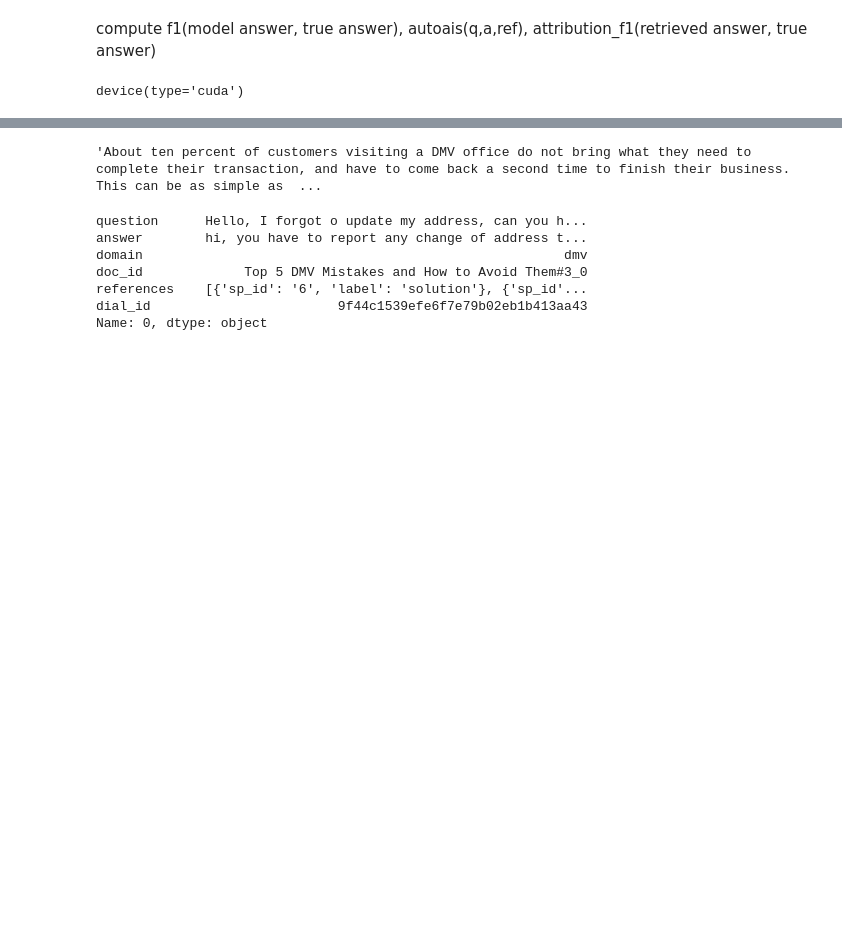
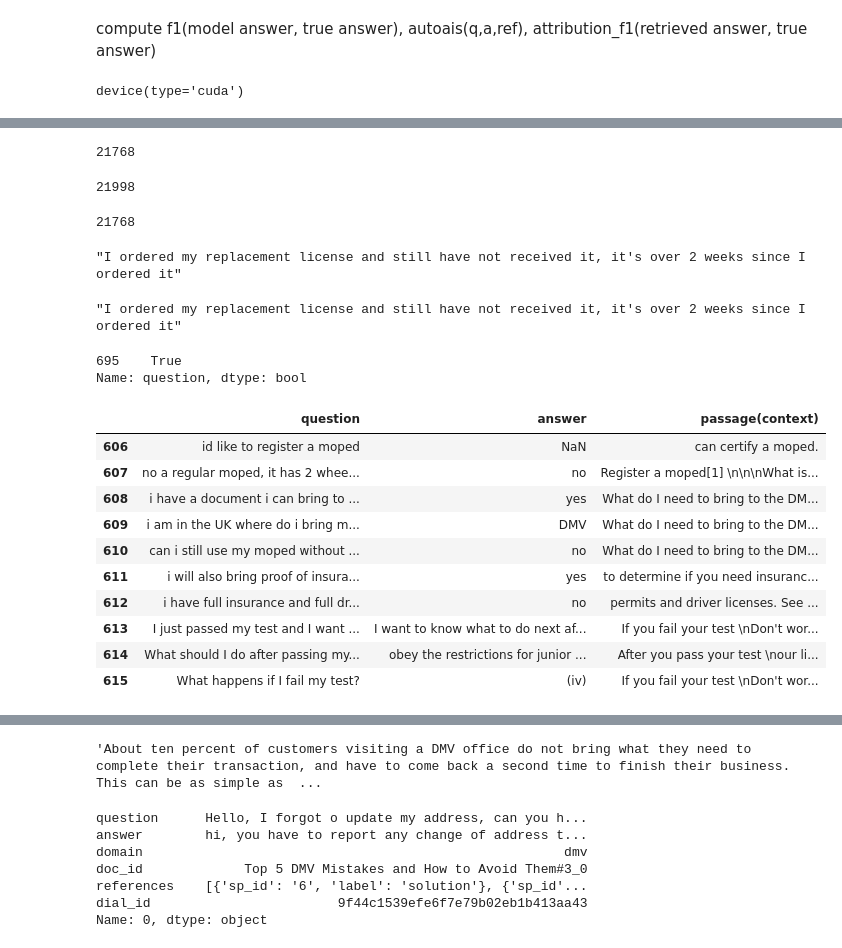
Before and after one commit to gong7788/Attributed-QA, a Jupyter notebook: playground.ipynb, the cells around one changed output, grey strips where cells are left out. Drawn from its saved outputs; the diff is of its cells as text; code cells hidden in the pictures; blank space fills up the shorter version.

```diff
--- a/playground.ipynb
+++ b/playground.ipynb
@@ -362,0 +420,18 @@ eval_df['f1'].mean()
+# %%
+len(df)
+# %% [output]
+21768
+# %%
+len(qa_df)
+# %% [output]
+21998
+# %%
+#remove answer is NaN
+df = df.dropna(subset=['answer'])
+len(df)
+# %% [output]
+21768
+# %%
+df.iloc[694]['question']
+# %% [output]
+"I ordered my replacement license and still have not received it, it's over 2 weeks since I ordered it"
@@ -362,0 +440,23 @@ eval_df['f1'].mean()
+# %%
+qa_pair.iloc[0]['question']
+# %% [output]
+"I ordered my replacement license and still have not received it, it's over 2 weeks since I ordered it"
+# %%
+qa_pair['question'] == df.iloc[694]['question']
+# %% [output]
+695    True
+Name: question, dtype: bool
+# %%
+df[1107:].head(10)
+# %% [output]
+|  | question | answer | passage(context) |
+| 606 | id like to register a moped | NaN | can certify a moped. |
+| 607 | no a regular moped, it has 2 whee... | no | Register a moped[1] \n\n\nWhat is... |
+| 608 | i have a document i can bring to ... | yes | What do I need to bring to the DM... |
+| 609 | i am in the UK where do i bring m... | DMV | What do I need to bring to the DM... |
+| 610 | can i still use my moped without ... | no | What do I need to bring to the DM... |
+| 611 | i will also bring proof of insura... | yes | to determine if you need insuranc... |
+| 612 | i have full insurance and full dr... | no | permits and driver licenses. See ... |
+| 613 | I just passed my test and I want ... | I want to know what to do next af... | If you fail your test \nDon't wor... |
+| 614 | What should I do after passing my... | obey the restrictions for junior ... | After you pass your test \nour li... |
+| 615 | What happens if I fail my test? | (iv) | If you fail your test \nDon't wor... |
```
Also changed, not shown: parts of 13 cells of this notebook, 4 other files.
